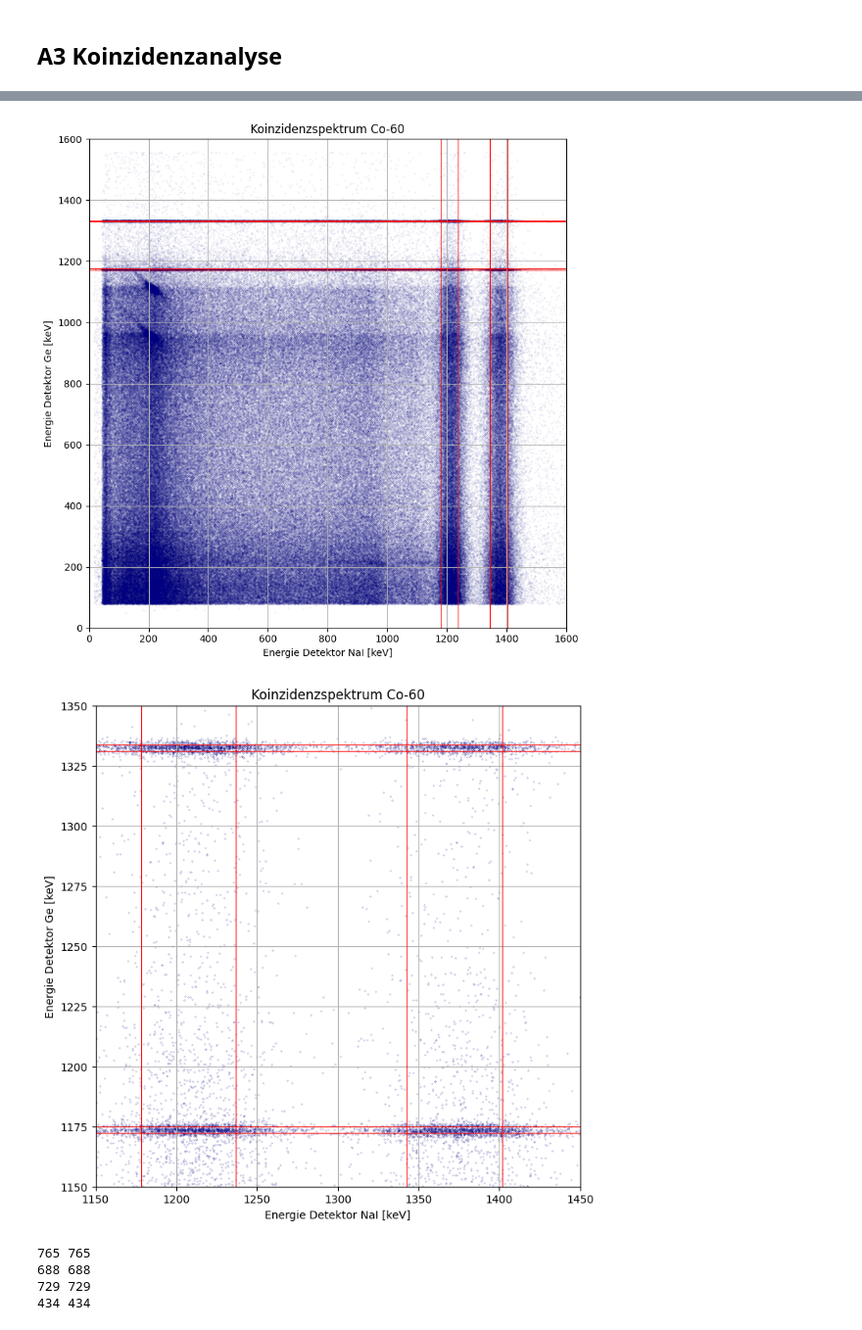
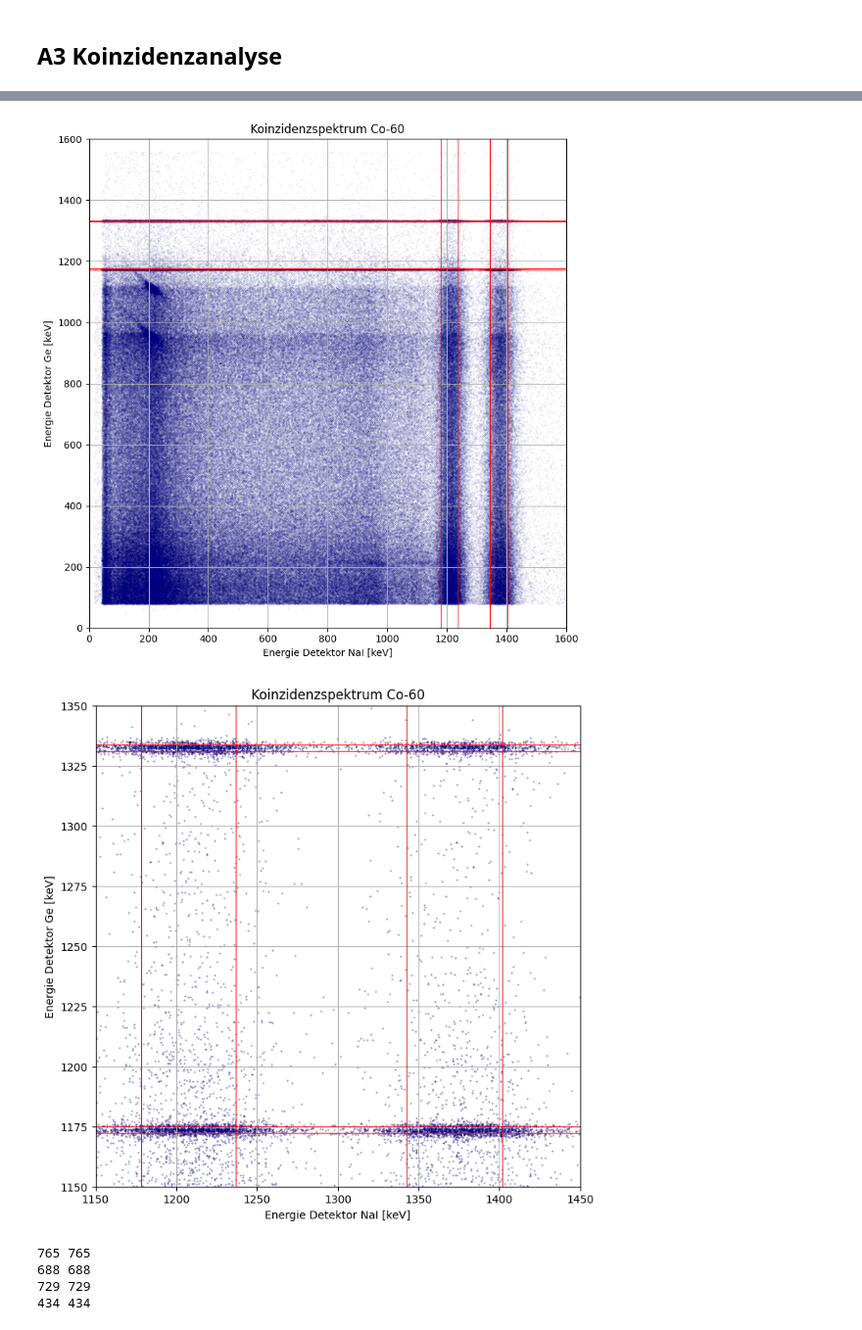
Before and after one commit to caesar2003/P4-Gamma-Coincidence-Spectroscopy, a Jupyter notebook: auswertung.ipynb, the cells around one changed output, grey strips where cells are left out. Shown at 98% size. Cells and saved outputs as stored; diff of their text form; code cells hidden in the pictures.

```diff
--- a/auswertung.ipynb
+++ b/auswertung.ipynb
@@ -11,7 +11,7 @@ Co57_Ge_spec = np.load("data/Co57-Ge Spectrum/spectrum_height.npy")
 Co57_NaI_spec = np.load("data/Co57-NaI Spectrum/spectrum_height.npy")
 Co60_Ge_spec = np.load("data/Co60-Ge Spectrum/spectrum_height.npy")
 Co60_NaI_spec = np.load("data/Co60-NaI Spectrum/spectrum_height.npy")
-Co60_co = np.genfromtxt("data/Co60 Coincidence/coincidences.csv", skip_header=True, delimiter=",")[:,3:5]
+Co60_co = np.genfromtxt("data/Co60 Coincidence/coincidences.csv", skip_header=True, delimiter=",")[:,3:6]
 
 Cs137_Ge_spec = np.load("data/Cs137-Ge Spectrum/spectrum_height.npy")
 Cs137_NaI_spec = np.load("data/Cs137-NaI Spectrum/spectrum_height.npy")
@@ -617,13 +617,15 @@ index = 6
 # Aufteilen und in normale Listen umwandeln
 split_peaks = np.array([peaks_ge.tolist(), peaks_na.tolist()])
 split_sigmas = np.array([sigmas_ge.tolist(), sigmas_na.tolist()])
-print(split_peaks)
-
+#print(split_peaks)
+print(Co60_co[:, 2])
 import matplotlib.pyplot as plt
-
+xdata = Linear(Co60_co[:, 0][np.abs(Co60_co[:, 2])< 2000], mn, cn) #NaI
+ydata = Linear(Co60_co[:, 1][np.abs(Co60_co[:, 2])< 2000], mg, cg) #Ge
+"""
 xdata = Linear(Co60_co[:, 0], mn, cn) #NaI
 ydata = Linear(Co60_co[:, 1], mg, cg) #Ge
-
+"""
 
 a = 1
 
@@ -654,7 +656,7 @@ plt.show()
 
 
 plt.figure(figsize=(8, 8))
-plt.scatter(xdata, ydata, s=0.1, alpha=1, marker=".", color='navy')  # kleine, transparente Punkte
+plt.scatter(xdata, ydata, s=0.3, alpha=1, marker=".", color='navy')  # kleine, transparente Punkte
 
 for vline in vertical_lines:
     plt.axvline(x=vline, color='red', linestyle='-', linewidth=0.8, label=f'v = {vline} keV')
@@ -684,5 +683,5 @@ plt.show()
 [figure]
-[figure, old version]
+[figure, new version]
 # %%
 
 x1_min, x1_max, x2_min, x2_max = vertical_lines
```
Also changed, not shown: parts of 4 cells of this notebook, 2 other files.
